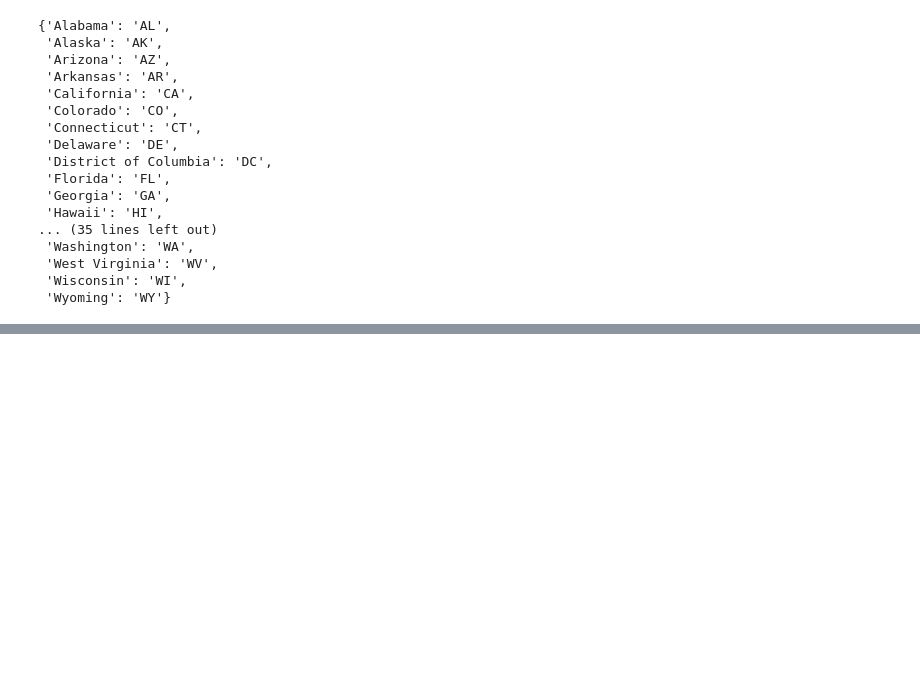
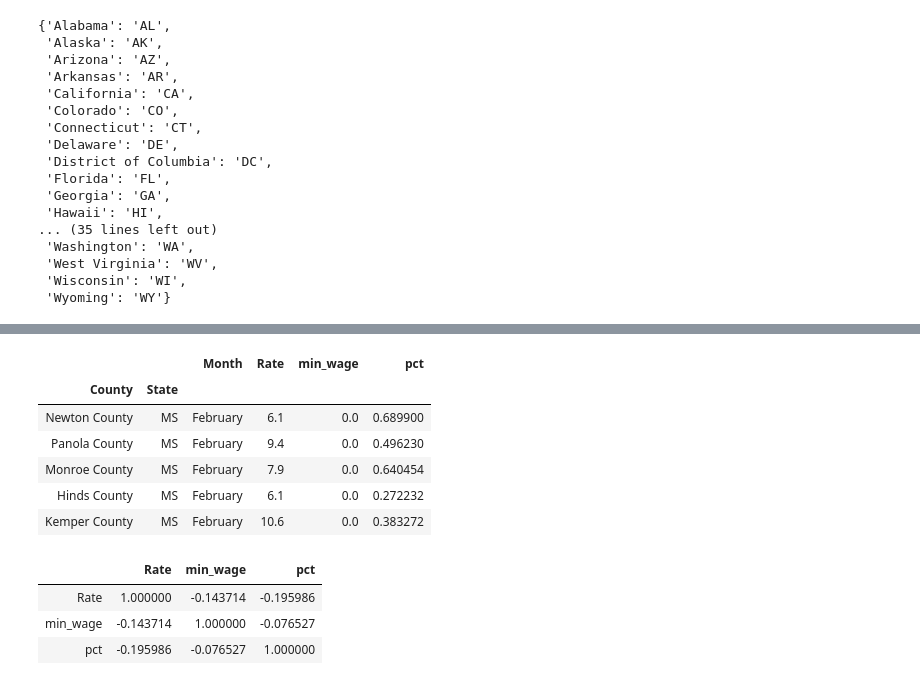
Before and after one commit to akifconc/dataProjects, a Jupyter notebook: minWageCorr.ipynb, the cells around one changed output, grey strips where cells are left out. Saved outputs shown, nothing was run; the diff lists cells and outputs as text; code cells hidden in the pictures; blank space fills up the shorter version.

```diff
--- a/minWageCorr.ipynb
+++ b/minWageCorr.ipynb
@@ -277,0 +371,20 @@ abbv_dict
+# %%
+all_together = county_2015.merge(pres16, on=["County", "State"])
+all_together.dropna(inplace=True)
+all_together.drop("Year", axis=1, inplace=True)
+all_together.head()
+# %% [output]
+|  |  | Month | Rate | min_wage | pct |
+| County | State |  |  |  |  |
+| Newton County | MS | February | 6.1 | 0.0 | 0.689900 |
+| Panola County | MS | February | 9.4 | 0.0 | 0.496230 |
+| Monroe County | MS | February | 7.9 | 0.0 | 0.640454 |
+| Hinds County | MS | February | 6.1 | 0.0 | 0.272232 |
+| Kemper County | MS | February | 10.6 | 0.0 | 0.383272 |
+# %%
+all_together.corr()
+# %% [output]
+|  | Rate | min_wage | pct |
+| Rate | 1.000000 | -0.143714 | -0.195986 |
+| min_wage | -0.143714 | 1.000000 | -0.076527 |
+| pct | -0.195986 | -0.076527 | 1.000000 |
```
Also changed, not shown: parts of 15 cells of this notebook.
